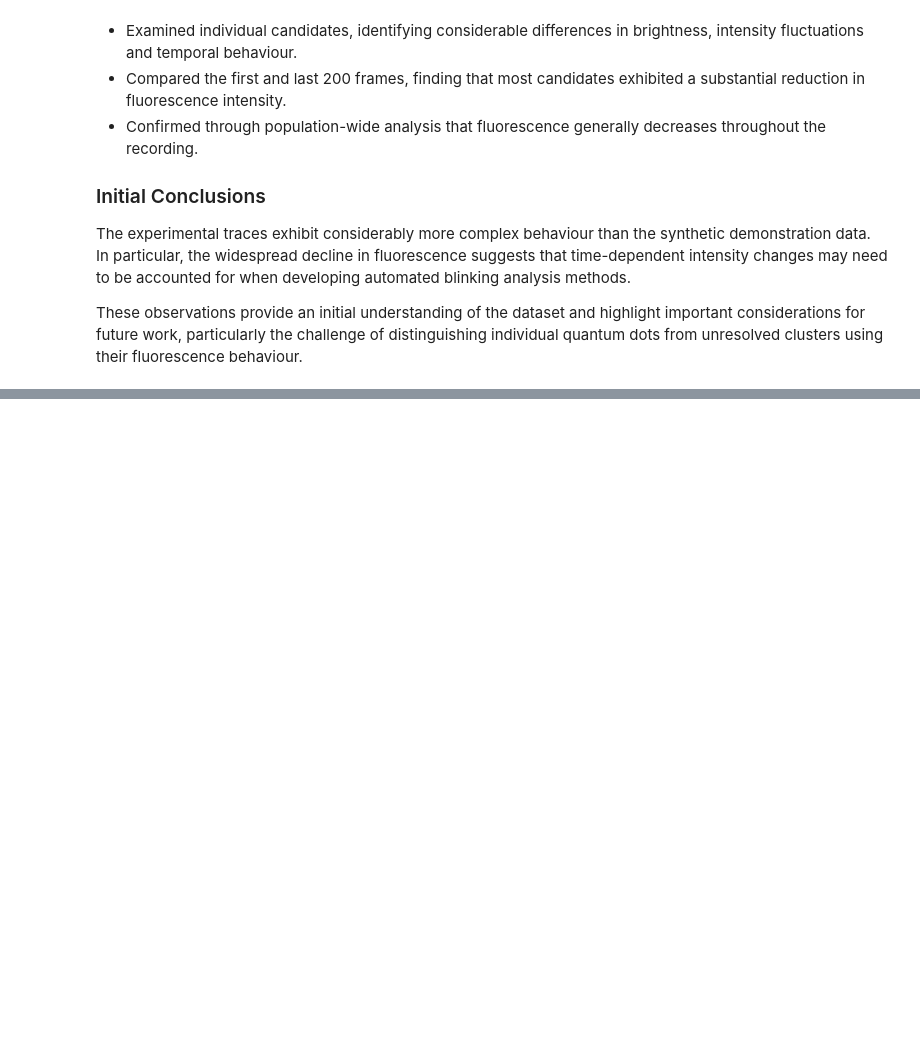
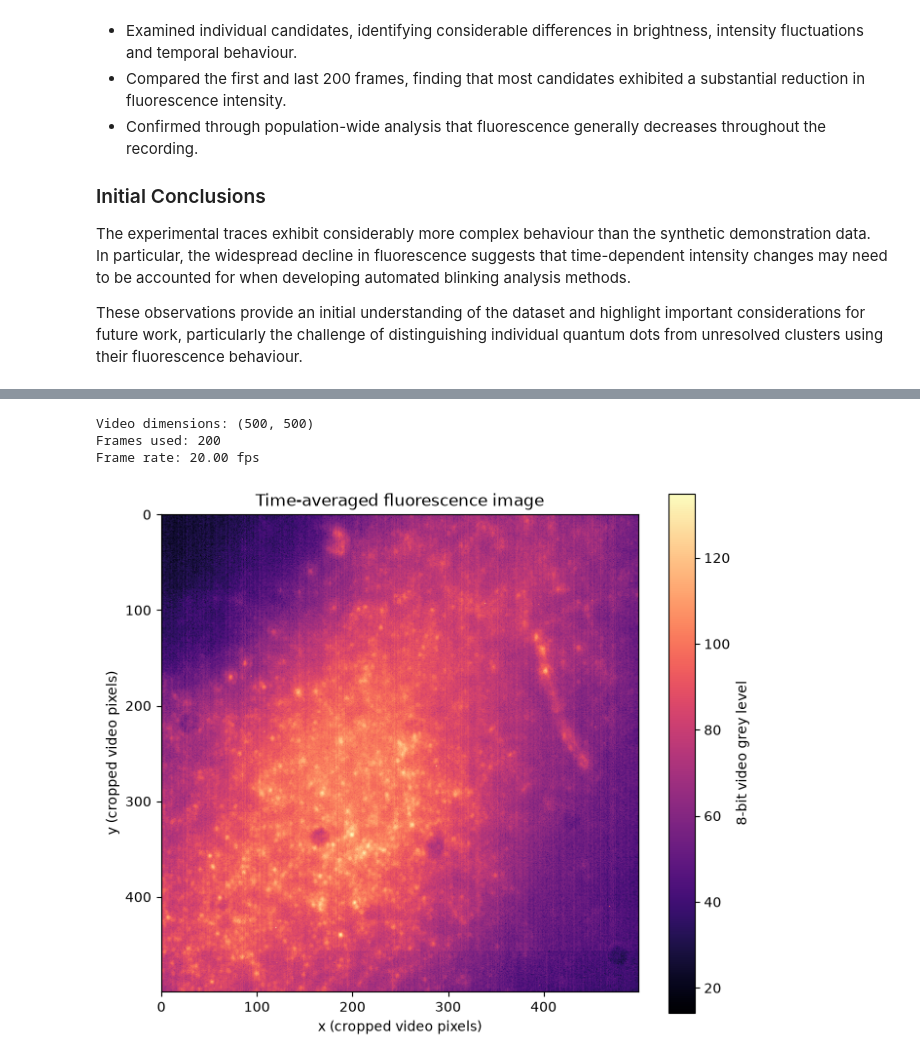
Before and after one commit to will3t/WT_MastersRepo, a Jupyter notebook: qd_blinking_supplementary_code/exploratory_analysis.ipynb, the cells around one changed output, grey strips where cells are left out. Drawn from its saved outputs; the diff is of its cells as text; code cells hidden in the pictures; blank space fills up the shorter version.

```diff
--- a/qd_blinking_supplementary_code/exploratory_analysis.ipynb
+++ b/qd_blinking_supplementary_code/exploratory_analysis.ipynb
@@ -242,0 +295,60 @@ These observations provide an initial understanding of the dataset and highlight
+# %%
+
+cap = cv2.VideoCapture(str(VIDEO_PATH))
+
+if not cap.isOpened():
+    raise RuntimeError("Could not open the selected video.")
+
+frame_count = int(cap.get(cv2.CAP_PROP_FRAME_COUNT))
+fps = cap.get(cv2.CAP_PROP_FPS)
+
+sum_image = None
+frames_used = 0
+
+try:
+    for frame_index in range(frame_count):
+        success, frame = cap.read()
+
+        if not success:
+            break
+
+        if frame_index % FRAME_STEP != 0:
+            continue
+
+        gray = cv2.cvtColor(
+            frame, cv2.COLOR_BGR2GRAY
+        ).astype(np.float64)
+
+        if sum_image is None:
+            sum_image = np.zeros_like(gray)
+
+        sum_image += gray
+        frames_used += 1
+finally:
+    cap.release()
+
+if frames_used == 0:
+    raise RuntimeError("No video frames could be read.")
+
+mean_image = sum_image / frames_used
+
+print(f"Video dimensions: {mean_image.shape}")
+print(f"Frames used: {frames_used}")
+print(f"Frame rate: {fps:.2f} fps")
+
+plt.figure(figsize=(7, 6))
+
+plt.imshow(mean_image, cmap="magma", origin="upper")
+plt.colorbar(label="8-bit video grey level")
+
+plt.title("Time-averaged fluorescence image")
+plt.xlabel("x (cropped video pixels)")
+plt.ylabel("y (cropped video pixels)")
+
+plt.tight_layout()
+plt.show()
+# %% [output]
+Video dimensions: (500, 500)
+Frames used: 200
+Frame rate: 20.00 fps
+[figure, added]
```
Also changed, not shown: parts of 6 cells of this notebook.
